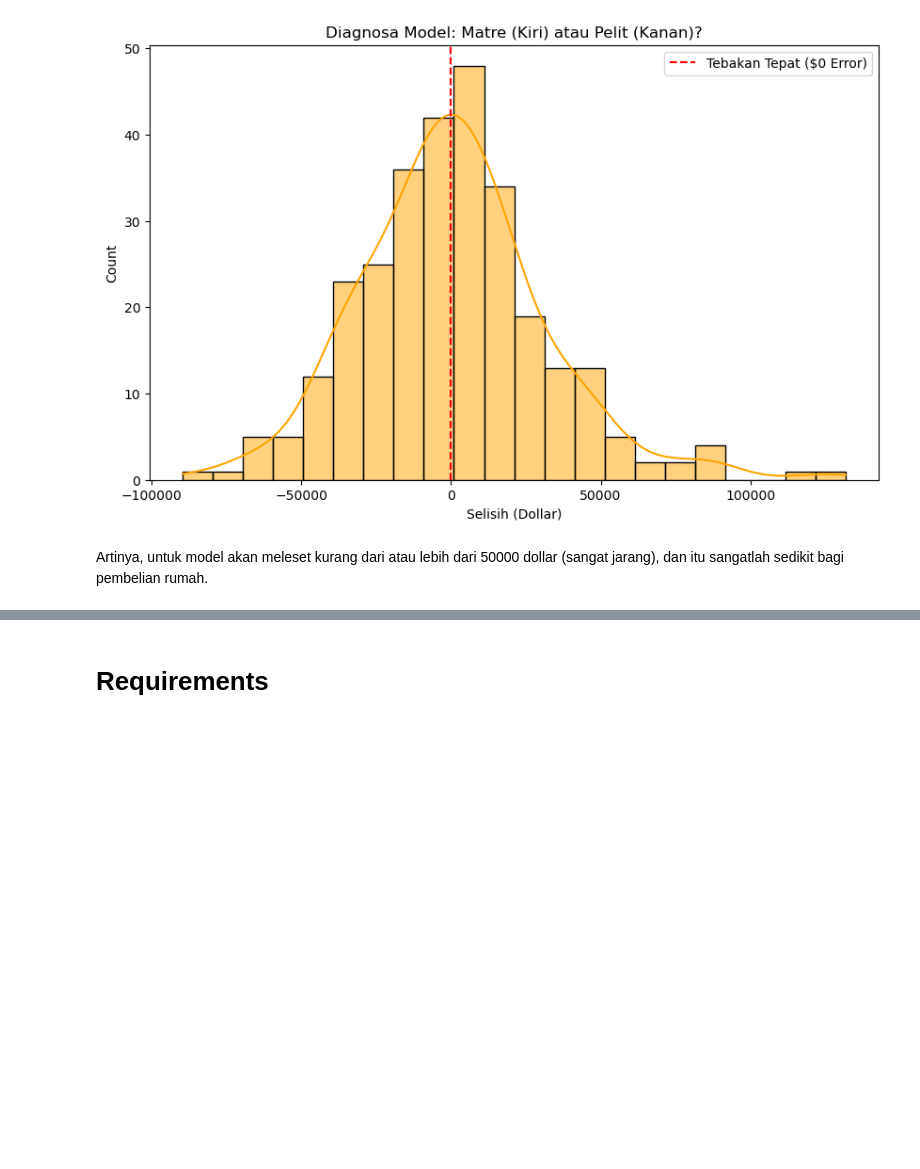
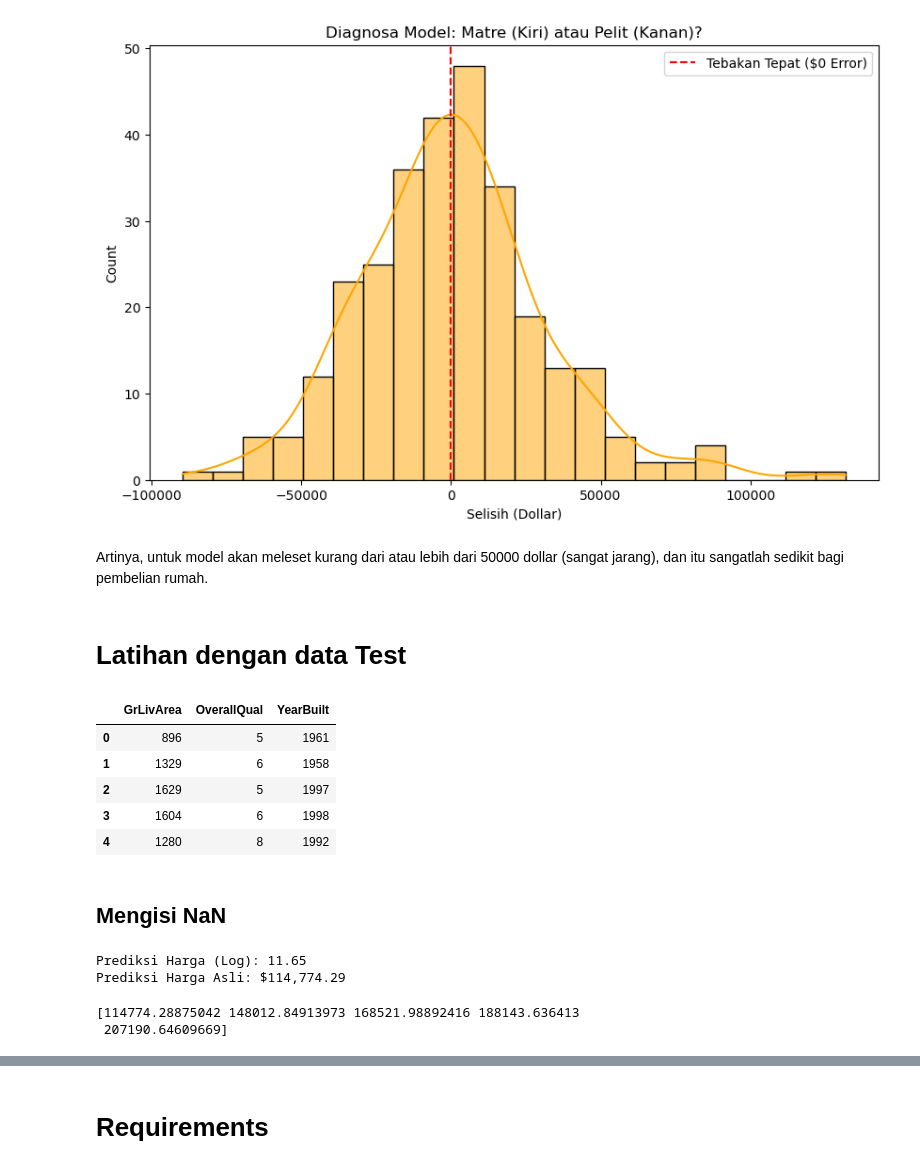
Before and after one commit to YafetPontoh/House-Price-Prediction-LinearRegression, a Jupyter notebook: notebook/House_Pricing.ipynb, the cells around one changed output, grey strips where cells are left out. Saved outputs shown, nothing was run; the diff lists cells and outputs as text; code cells hidden in the pictures; blank space fills up the shorter version.

```diff
--- a/notebook/House_Pricing.ipynb
+++ b/notebook/House_Pricing.ipynb
@@ -275,3 +275,18 @@ Rata-rata model meleset sebesar: $23,313.80
 [figure]
 # %% [markdown]
 Artinya, untuk model akan meleset kurang dari atau lebih dari 50000 dollar (sangat jarang), dan itu sangatlah sedikit bagi pembelian rumah.
+# %% [markdown]
+# Latihan dengan data Test
+# %%
+data_test = pd.read_csv('../data/test.csv')
+df_test = data_test[X.columns]
+df_test.head()
+# %% [output]
+|  | GrLivArea | OverallQual | YearBuilt |
+| 0 | 896 | 5 | 1961 |
+| 1 | 1329 | 6 | 1958 |
+| 2 | 1629 | 5 | 1997 |
+| 3 | 1604 | 6 | 1998 |
+| 4 | 1280 | 8 | 1992 |
+# %% [markdown]
+## Mengisi NaN
@@ -277,0 +295,16 @@ Artinya, untuk model akan meleset kurang dari atau lebih dari 50000 dollar (sang
+# %%
+pred_log_submission = model.predict(X_submission)
+
+real_price_submission = np.expm1(pred_log)
+
+print(f"Prediksi Harga (Log): {pred_log[0]:.2f}")
+print(f"Prediksi Harga Asli: ${real_price[0]:,.2f}")
+# %% [output]
+Prediksi Harga (Log): 11.65
+Prediksi Harga Asli: $114,774.29
+# %%
+# Cek kembali
+print(real_price_submission[:5])
+# %% [output]
+[114774.28875042 148012.84913973 168521.98892416 188143.636413
+ 207190.64609669]
```
Also changed, not shown: parts of 7 cells of this notebook, 1 other file.
